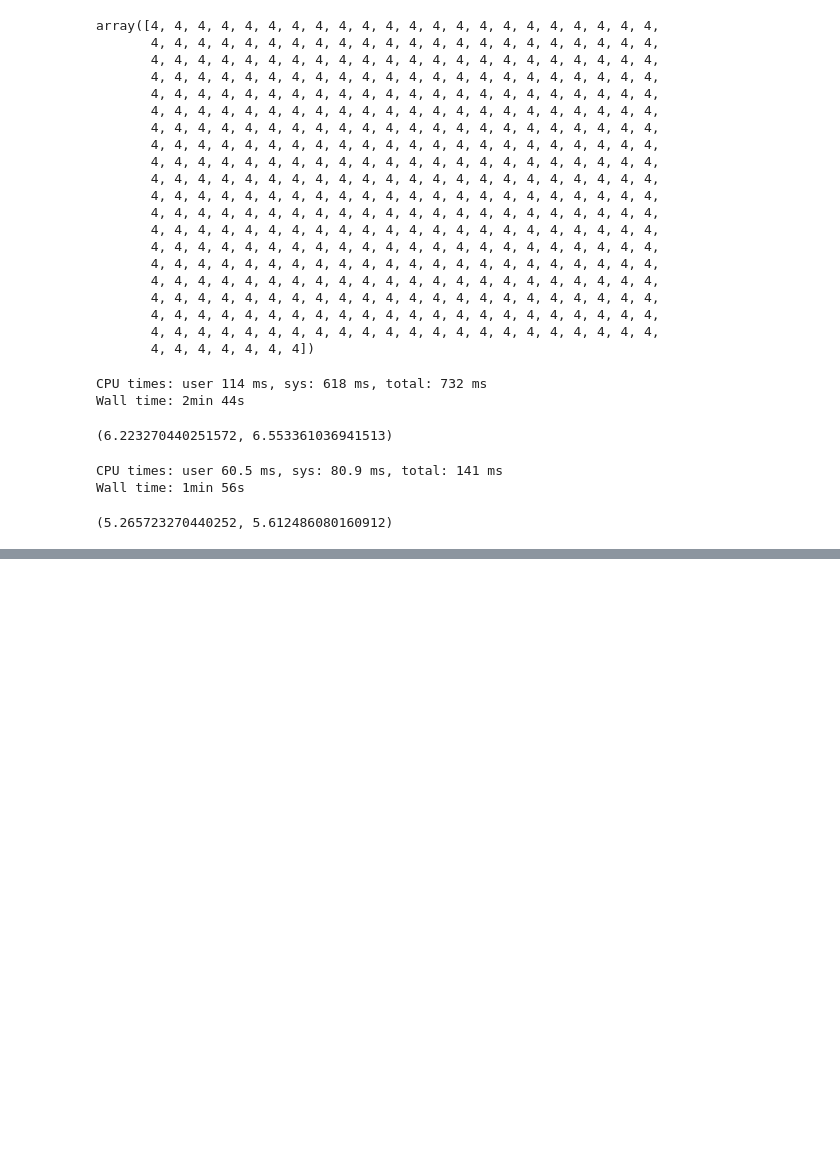
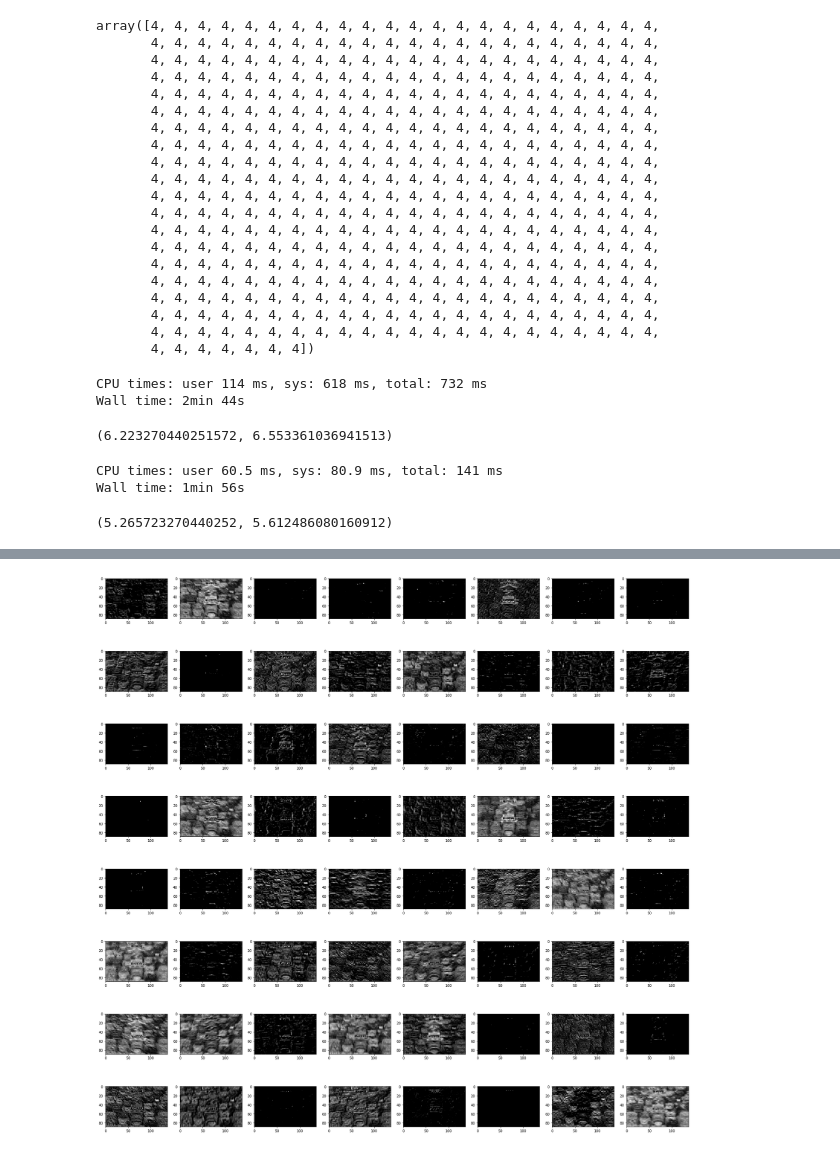
Before and after one commit to chrispyles/honors-thesis, a Jupyter notebook: notebooks/posters-classification.ipynb, the cells around one changed output, grey strips where cells are left out. Cells and saved outputs as stored; diff of their text form; code cells hidden in the pictures; blank space fills up the shorter version.

```diff
--- a/notebooks/posters-classification.ipynb
+++ b/notebooks/posters-classification.ipynb
@@ -473,0 +548,5 @@ get_errors(seventh_estimator, X=flattened_X_train)
+# %%
+visualize_layer(e, 0, (8,8), [30,30])
+plt.savefig("../figures/better_cnn_first_layer.png", bbox_inches="tight")
+# %% [output]
+[figure, added]
```
Also changed, not shown: parts of 59 cells of this notebook, 18 other files.
